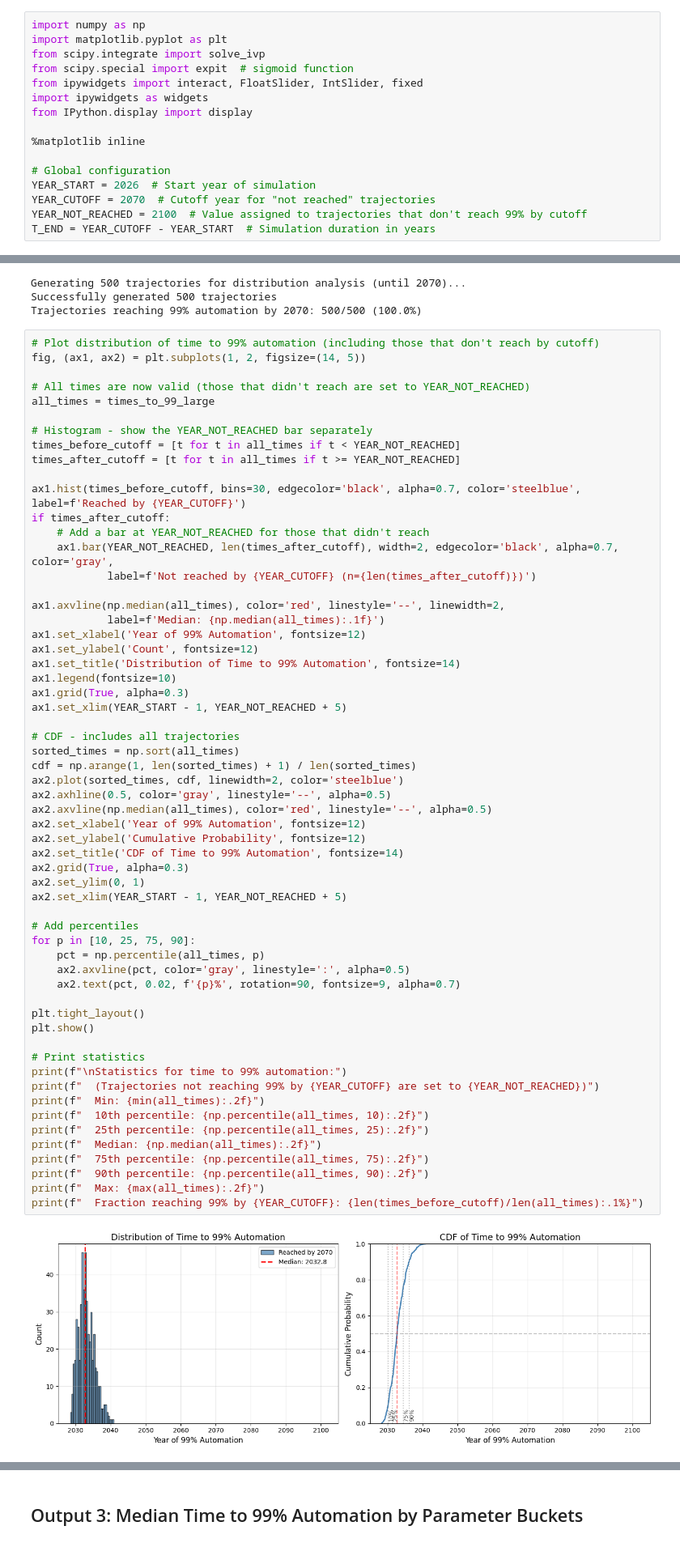
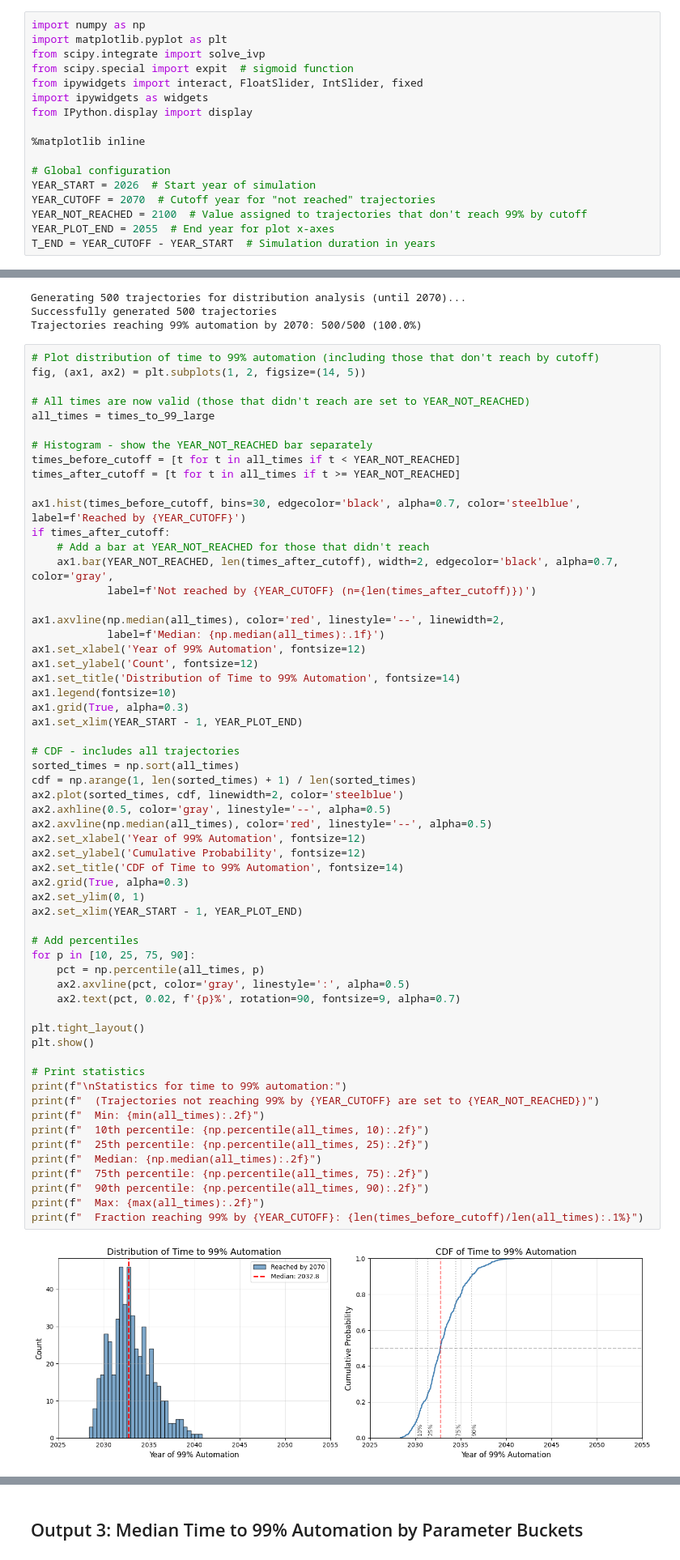
Before and after one commit to tkwa/ai-takeoff-model, a Jupyter notebook: takeoff_simulation.ipynb, the cells around one changed output, grey strips where cells are left out. Shown at 81% size. Cells and saved outputs as stored; diff of their text form.

```diff
--- a/takeoff_simulation.ipynb
+++ b/takeoff_simulation.ipynb
@@ -42,6 +42,7 @@ from IPython.display import display
 YEAR_START = 2026  # Start year of simulation
 YEAR_CUTOFF = 2070  # Cutoff year for "not reached" trajectories
 YEAR_NOT_REACHED = 2100  # Value assigned to trajectories that don't reach 99% by cutoff
+YEAR_PLOT_END = 2055  # End year for plot x-axes
 T_END = YEAR_CUTOFF - YEAR_START  # Simulation duration in years
 # %% [markdown]
 ## Parameter Sampling
@@ -707,7 +730,7 @@ ax1.set_ylabel('Count', fontsize=12)
 ax1.set_title('Distribution of Time to 99% Automation', fontsize=14)
 ax1.legend(fontsize=10)
 ax1.grid(True, alpha=0.3)
-ax1.set_xlim(YEAR_START - 1, YEAR_NOT_REACHED + 5)
+ax1.set_xlim(YEAR_START - 1, YEAR_PLOT_END)
 
 # CDF - includes all trajectories
 sorted_times = np.sort(all_times)
@@ -715,35 +738,35 @@ cdf = np.arange(1, len(sorted_times) + 1) / len(sorted_times)
 ax2.plot(sorted_times, cdf, linewidth=2, color='steelblue')
 ax2.axhline(0.5, color='gray', linestyle='--', alpha=0.5)
 ax2.axvline(np.median(all_times), color='red', linestyle='--', alpha=0.5)
 ax2.set_xlabel('Year of 99% Automation', fontsize=12)
 ax2.set_ylabel('Cumulative Probability', fontsize=12)
 ax2.set_title('CDF of Time to 99% Automation', fontsize=14)
 ax2.grid(True, alpha=0.3)
 ax2.set_ylim(0, 1)
-ax2.set_xlim(YEAR_START - 1, YEAR_NOT_REACHED + 5)
+ax2.set_xlim(YEAR_START - 1, YEAR_PLOT_END)
 
 # Add percentiles
 for p in [10, 25, 75, 90]:
     pct = np.percentile(all_times, p)
     ax2.axvline(pct, color='gray', linestyle=':', alpha=0.5)
     ax2.text(pct, 0.02, f'{p}%', rotation=90, fontsize=9, alpha=0.7)
 
 plt.tight_layout()
 plt.show()
 
 # Print statistics
 print(f"\nStatistics for time to 99% automation:")
 print(f"  (Trajectories not reaching 99% by {YEAR_CUTOFF} are set to {YEAR_NOT_REACHED})")
 print(f"  Min: {min(all_times):.2f}")
 print(f"  10th percentile: {np.percentile(all_times, 10):.2f}")
 print(f"  25th percentile: {np.percentile(all_times, 25):.2f}")
 print(f"  Median: {np.median(all_times):.2f}")
 print(f"  75th percentile: {np.percentile(all_times, 75):.2f}")
 print(f"  90th percentile: {np.percentile(all_times, 90):.2f}")
 print(f"  Max: {max(all_times):.2f}")
 print(f"  Fraction reaching 99% by {YEAR_CUTOFF}: {len(times_before_cutoff)/len(all_times):.1%}")
 # %% [output]
-[figure, old version]
+[figure, new version]
 Statistics for time to 99% automation:
   (Trajectories not reaching 99% by 2070 are set to 2100)
   Min: 2028.41
```
Also changed, not shown: parts of 4 cells of this notebook, 3 other files.
